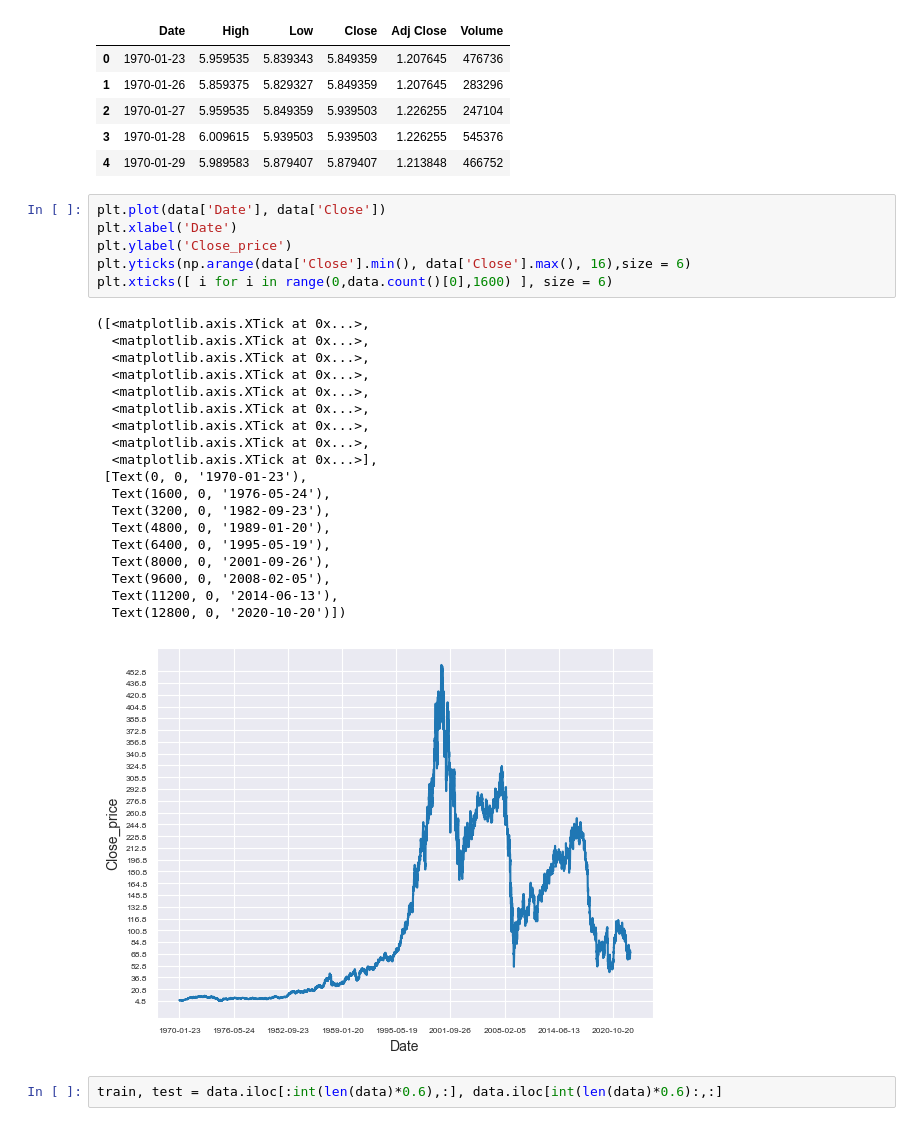
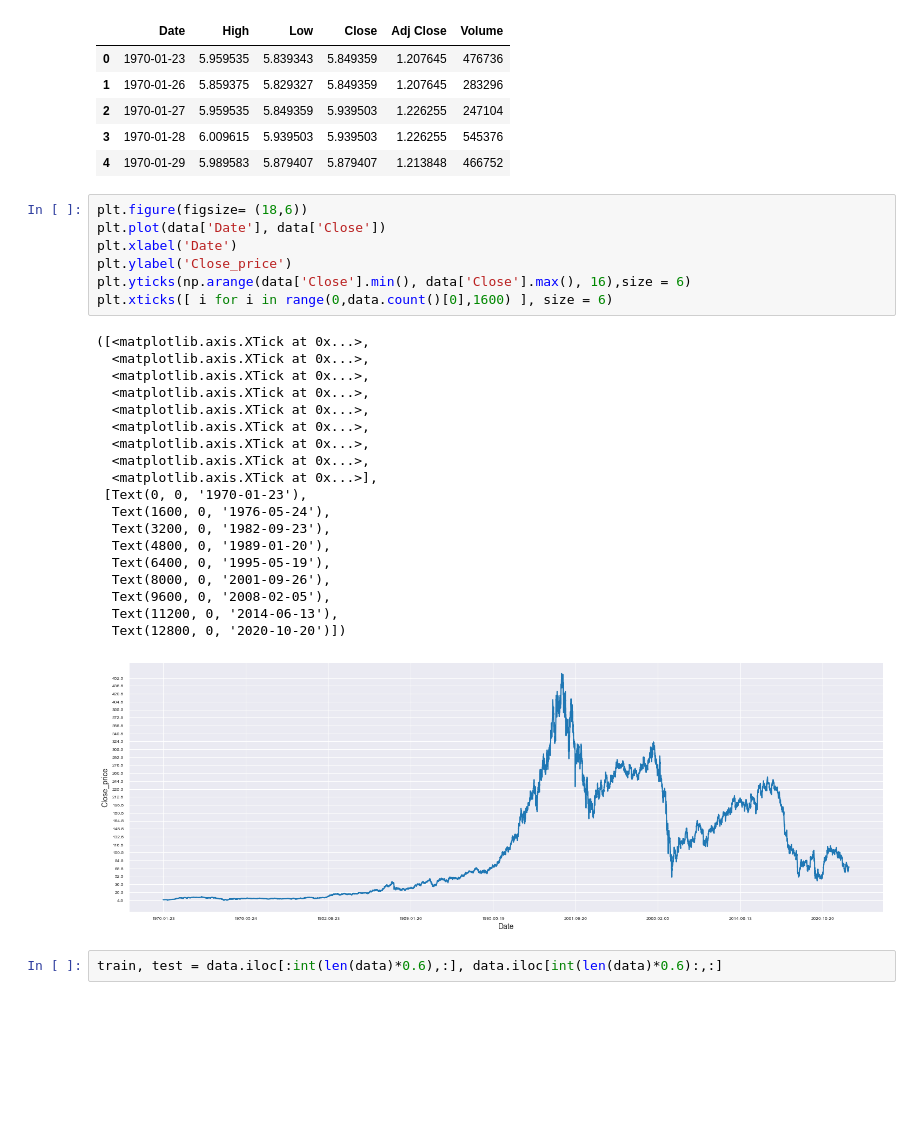
Before and after one commit to REDISKA3000/course_prj, a Jupyter notebook: 1st_detection_model.ipynb, the cells around one changed output. Cells and saved outputs as stored; diff of their text form; blank space fills up the shorter version.

```diff
--- a/1st_detection_model.ipynb
+++ b/1st_detection_model.ipynb
@@ -25,31 +25,32 @@ data.head()
 | 3 | 1970-01-28 | 6.009615 | 5.939503 | 5.939503 | 1.226255 | 545376 |
 | 4 | 1970-01-29 | 5.989583 | 5.879407 | 5.879407 | 1.213848 | 466752 |
 # %%
+plt.figure(figsize= (18,6))
 plt.plot(data['Date'], data['Close'])
 plt.xlabel('Date')
 plt.ylabel('Close_price')
 plt.yticks(np.arange(data['Close'].min(), data['Close'].max(), 16),size = 6)
 plt.xticks([ i for i in range(0,data.count()[0],1600) ], size = 6)
 # %% [output]
 ([<matplotlib.axis.XTick at 0x...>,
   <matplotlib.axis.XTick at 0x...>,
   <matplotlib.axis.XTick at 0x...>,
   <matplotlib.axis.XTick at 0x...>,
   <matplotlib.axis.XTick at 0x...>,
   <matplotlib.axis.XTick at 0x...>,
   <matplotlib.axis.XTick at 0x...>,
   <matplotlib.axis.XTick at 0x...>,
   <matplotlib.axis.XTick at 0x...>],
  [Text(0, 0, '1970-01-23'),
   Text(1600, 0, '1976-05-24'),
   Text(3200, 0, '1982-09-23'),
   Text(4800, 0, '1989-01-20'),
   Text(6400, 0, '1995-05-19'),
   Text(8000, 0, '2001-09-26'),
   Text(9600, 0, '2008-02-05'),
   Text(11200, 0, '2014-06-13'),
   Text(12800, 0, '2020-10-20')])
-[figure, old version]
+[figure, new version]
 # %%
 train, test = data.iloc[:int(len(data)*0.6),:], data.iloc[int(len(data)*0.6):,:]
 # %%
```
